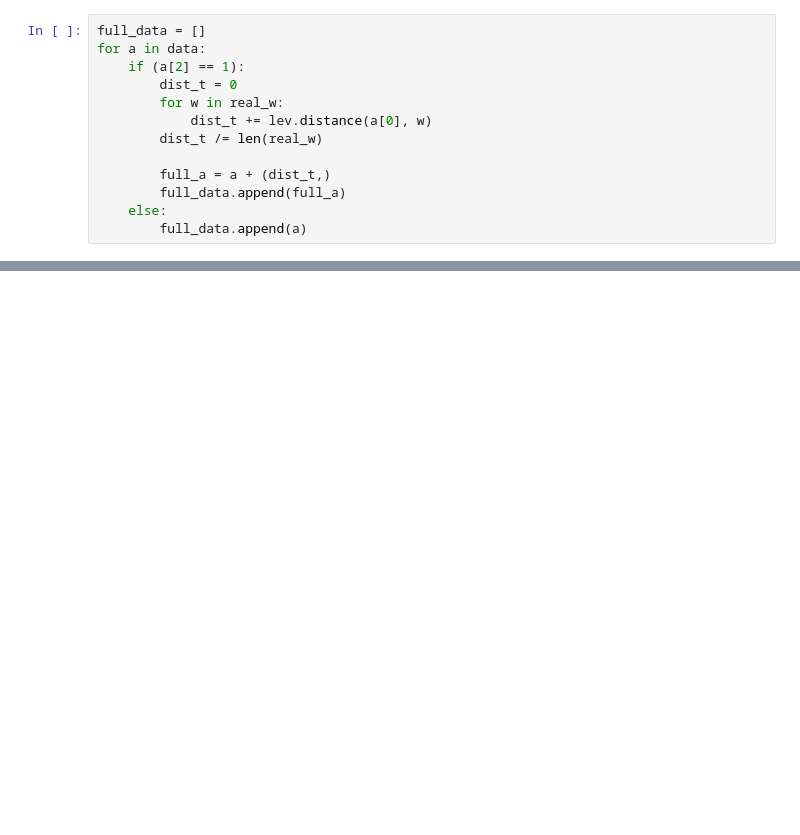
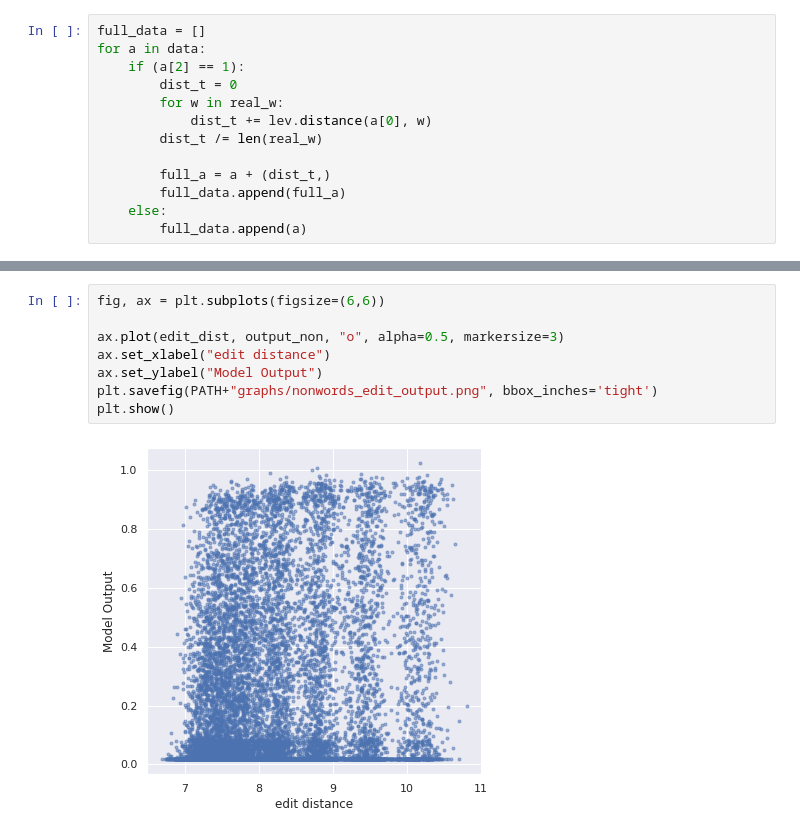
Before and after one commit to FrancescoMorri/Language_Classifcation, a Jupyter notebook: notebooks/Data_Analysis.ipynb, the cells around one changed output, grey strips where cells are left out. Saved outputs shown, nothing was run; the diff lists cells and outputs as text; blank space fills up the shorter version.

```diff
--- a/notebooks/Data_Analysis.ipynb
+++ b/notebooks/Data_Analysis.ipynb
@@ -209,0 +314,10 @@ for a in data:
+# %%
+fig, ax = plt.subplots(figsize=(6,6))
+
+ax.plot(edit_dist, output_non, "o", alpha=0.5, markersize=3)
+ax.set_xlabel("edit distance")
+ax.set_ylabel("Model Output")
+plt.savefig(PATH+"graphs/nonwords_edit_output.png", bbox_inches='tight')
+plt.show()
+# %% [output]
+[figure, added]
```
Also changed, not shown: parts of 20 cells of this notebook.
